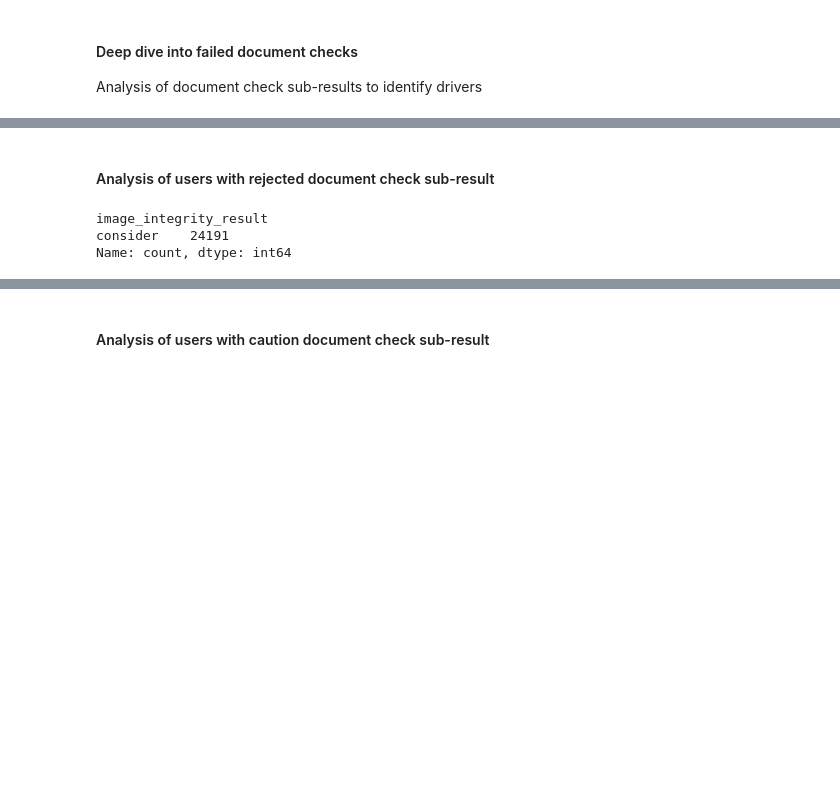
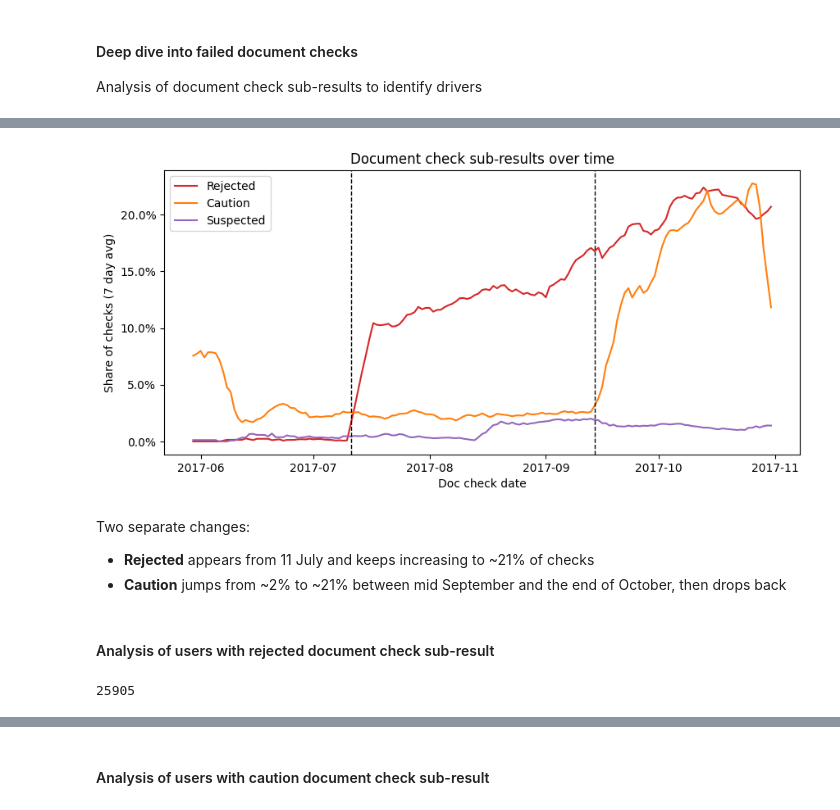
Before and after one commit to LaszloCodes/kyc_analysis, a Jupyter notebook: kyc_analysis.ipynb, the cells around one changed output, grey strips where cells are left out. Drawn from its saved outputs; the diff is of its cells as text; code cells hidden in the pictures; blank space fills up the shorter version.

```diff
--- a/kyc_analysis.ipynb
+++ b/kyc_analysis.ipynb
@@ -508,7 +361,10 @@ doc_check_summary
 # %%
-# Document check sub-result over time
+# Document check sub-result over time (7 day rolling average, excluding the days in the data gap)
 doc_sub_result = required_tests.groupby('doc_created_date').agg(
-    failed_doc_checks = ('doc_check_fail','sum'),
-    rejected_sub_result = ('doc_sub_result', lambda x: (x=='rejected').sum()),
-    caution_sub_result = ('doc_sub_result', lambda x: (x=='caution').sum()),
-).reset_index()
+    total_checks=('doc_sub_result', 'count'),
+    rejected=('doc_sub_result', lambda x: (x == 'rejected').mean()),
+    caution=('doc_sub_result', lambda x: (x == 'caution').mean()),
+    suspected=('doc_sub_result', lambda x: (x == 'suspected').mean())
+)
+doc_sub_result = doc_sub_result[doc_sub_result['total_checks'] >= 100]
+doc_sub_result_rolling = doc_sub_result[['rejected', 'caution', 'suspected']].rolling(7).mean()
@@ -540,0 +371,7 @@ plt.show()
+# %%
+# When did each sub-result increase? First day above 5% of checks
+rejected_start = doc_sub_result[doc_sub_result['rejected'] > 0.05].index.min()
+caution_start = doc_sub_result.loc['2017-08-01':][doc_sub_result.loc['2017-08-01':, 'caution'] > 0.05].index.min()
+caution_end = doc_sub_result.loc['2017-10-15':][doc_sub_result.loc['2017-10-15':, 'caution'] < 0.05].index.min()
+
+rejected_start, caution_start, caution_end
@@ -541,2 +382,22 @@ plt.show()
+# %%
+plt.figure(figsize=(10, 4.5))
+plt.plot(doc_sub_result_rolling.index, doc_sub_result_rolling['rejected'], label='Rejected', color='tab:red')
+plt.plot(doc_sub_result_rolling.index, doc_sub_result_rolling['caution'], label='Caution', color='tab:orange')
+plt.plot(doc_sub_result_rolling.index, doc_sub_result_rolling['suspected'], label='Suspected', color='tab:purple')
+plt.axvline(rejected_start, color='black', linestyle='--', linewidth=1)
+plt.axvline(caution_start, color='black', linestyle='--', linewidth=1)
+plt.gca().yaxis.set_major_formatter(PercentFormatter(1.0))
+plt.xlabel('Doc check date')
+plt.ylabel('Share of checks (7 day avg)')
+plt.title('Document check sub-results over time')
+plt.legend()
+plt.savefig('images/doc_failure_drivers.png', dpi=150, bbox_inches='tight')
+plt.show()
+# %% [output]
+[figure, added]
+# %% [markdown]
+Two separate changes:
+- **Rejected** appears from 11 July and keeps increasing to ~21% of checks
+- **Caution** jumps from ~2% to ~21% between mid September and the end of October, then drops back
 # %% [markdown]
 #### Analysis of users with rejected document check sub-result
@@ -546,7 +404,6 @@ rejected_doc_result = required_tests[required_tests['doc_sub_result']=='rejected
-# %%
-rejected_doc_result['image_integrity_result'].value_counts()
-# %% [output]
-image_integrity_result
-consider    24191
-Name: count, dtype: int64
+# %%
+rejected_doc_result = required_tests[required_tests['doc_sub_result'] == 'rejected']
+len(rejected_doc_result)
+# %% [output]
+25905
 # %%
```
Also changed, not shown: parts of 215 cells of this notebook.
